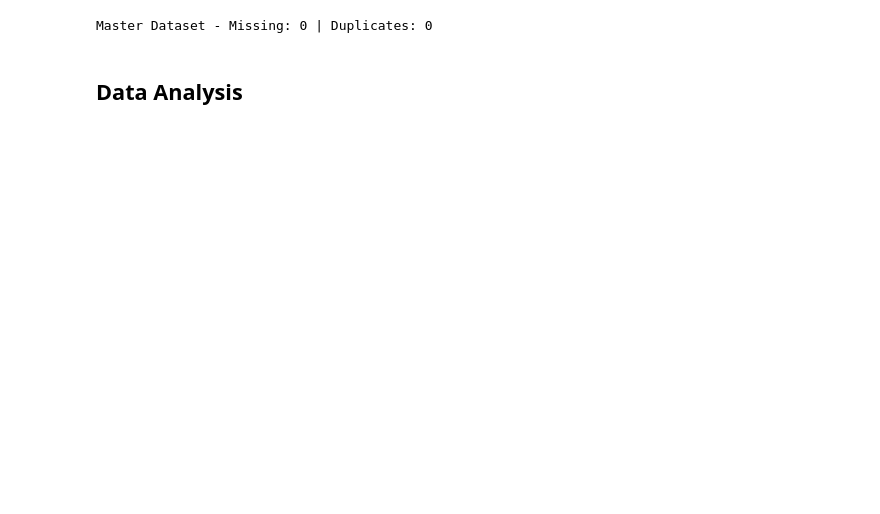
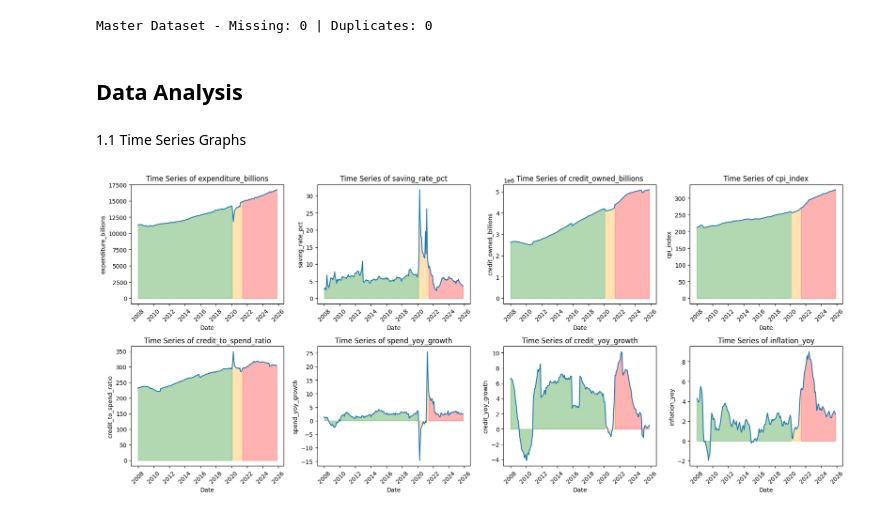
Before and after one commit to hamedtaeb/US-Consumer-Behaviour, a Jupyter notebook: notebooks/jeel_notebook.ipynb, the cells around one changed output. Drawn from its saved outputs; the diff is of its cells as text; code cells hidden in the pictures; blank space fills up the shorter version.

```diff
--- a/notebooks/jeel_notebook.ipynb
+++ b/notebooks/jeel_notebook.ipynb
@@ -276,3 +280,40 @@ print(f"Master Dataset - Missing: {master_df.isnull().sum().sum()} | Duplicates:
 Master Dataset - Missing: 0 | Duplicates: 0
 # %% [markdown]
 ## Data Analysis
+# %% [markdown]
+1.1 Time Series Graphs
+# %%
+# Define regime shading boundaries
+regime_bounds = [
+    ('1_pre_covid', 'Pre-COVID', 'green'),
+    ('2_covid_stimulus', 'COVID Stimulus', 'orange'),
+    ('3_post_inflation_shock', 'Post-Inflation Shock', 'red')
+]
+# %%
+# Visualize the time series of all numeric features in the master dataset
+numeric_cols = master_df.select_dtypes(include=[np.number]).columns
+
+n_cols = 4
+n_rows = int(np.ceil(len(numeric_cols) / n_cols))
+
+fig, axes = plt.subplots(n_rows, n_cols, figsize=(18, n_rows * 4))
+axes = axes.flatten()
+
+for i, col in enumerate(numeric_cols):
+    axes[i].set_title(f'Time Series of {col}')
+    axes[i].set_xlabel('Date')
+    axes[i].set_ylabel(col)
+    sns.lineplot(data=master_df, x='date', y=col, ax=axes[i])
+    axes[i].tick_params(axis='x', rotation=45)
+
+    for regime, label, color in regime_bounds:
+        regime_data = master_df[master_df['regime'] == regime]
+        axes[i].fill_between(regime_data['date'], regime_data[col], alpha=0.3, color=color, label=label)
+
+for j in range(i + 1, len(axes)):
+    axes[j].set_visible(False)
+
+plt.tight_layout()
+plt.show()
+# %% [output]
+[figure, added]
```
Also changed, not shown: parts of 14 cells of this notebook.
